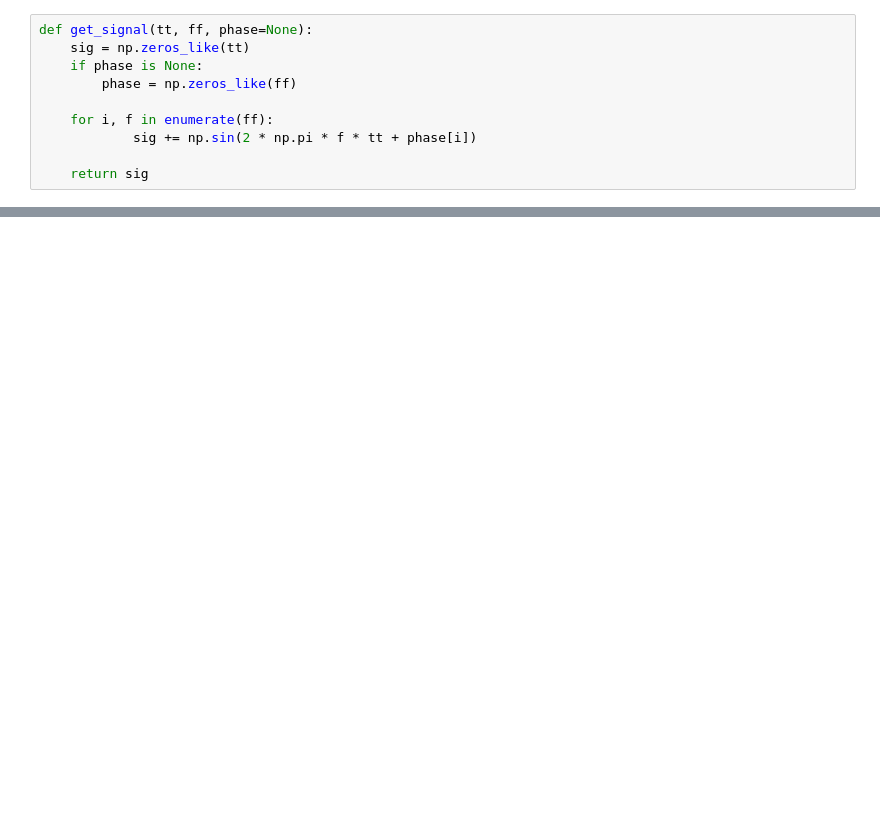
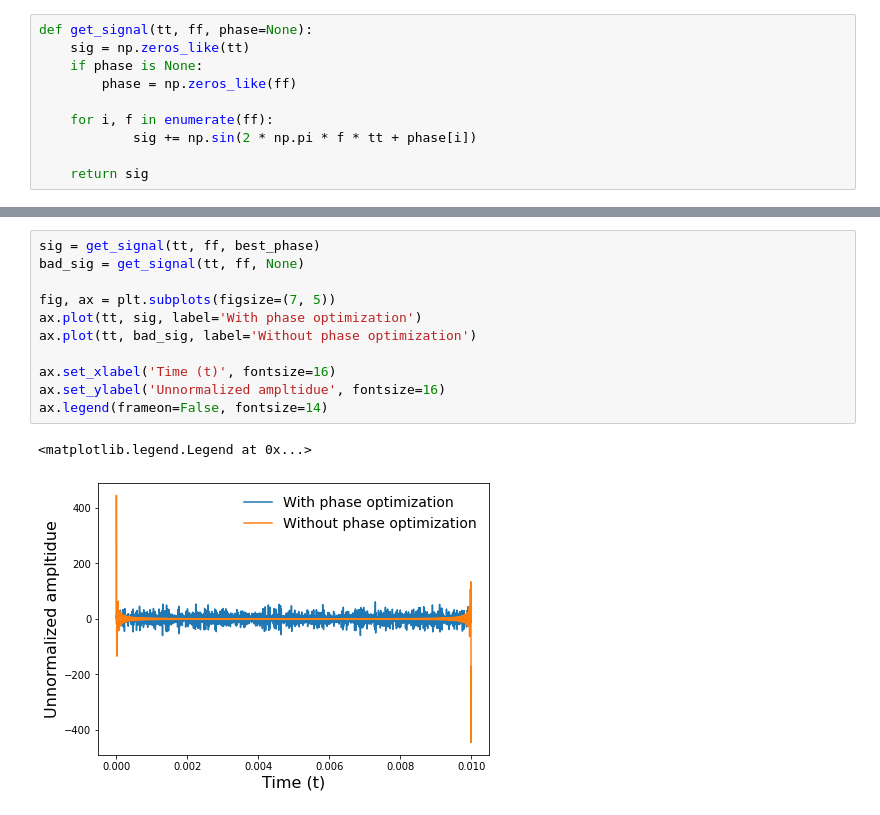
Before and after one commit to yuhants/fun, a Jupyter notebook: freq_comb.ipynb, the cells around one changed output, grey strips where cells are left out. Cells and saved outputs as stored; diff of their text form; blank space fills up the shorter version.

```diff
--- a/freq_comb.ipynb
+++ b/freq_comb.ipynb
@@ -56,0 +76,14 @@ plt.plot(sig)
+# %%
+sig = get_signal(tt, ff, best_phase)
+bad_sig = get_signal(tt, ff, None)
+
+fig, ax = plt.subplots(figsize=(7, 5))
+ax.plot(tt, sig, label='With phase optimization')
+ax.plot(tt, bad_sig, label='Without phase optimization')
+
+ax.set_xlabel('Time (t)', fontsize=16)
+ax.set_ylabel('Unnormalized ampltidue', fontsize=16)
+ax.legend(frameon=False, fontsize=14)
+# %% [output]
+<matplotlib.legend.Legend at 0x...>
+[figure, added]
```
Also changed, not shown: parts of 18 cells of this notebook, 1 other file.
